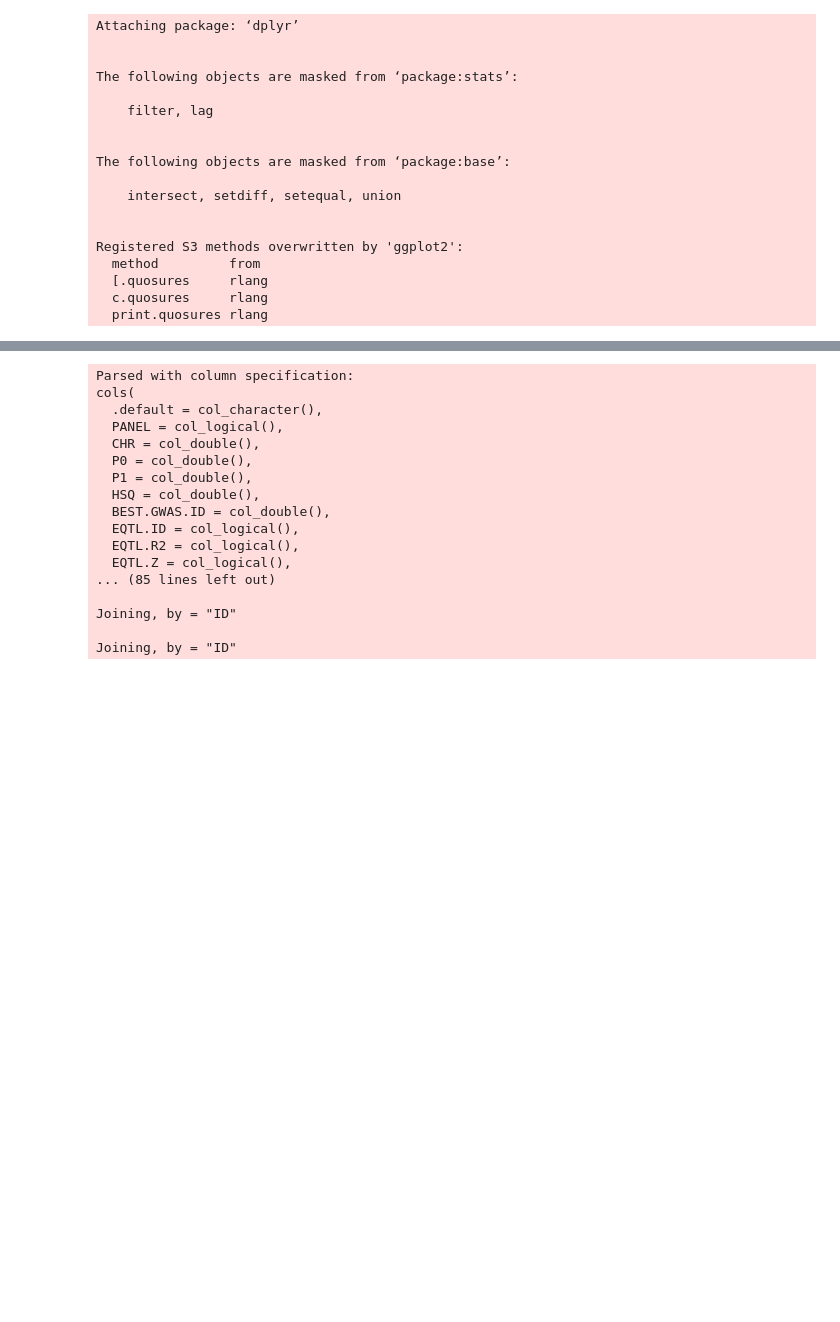
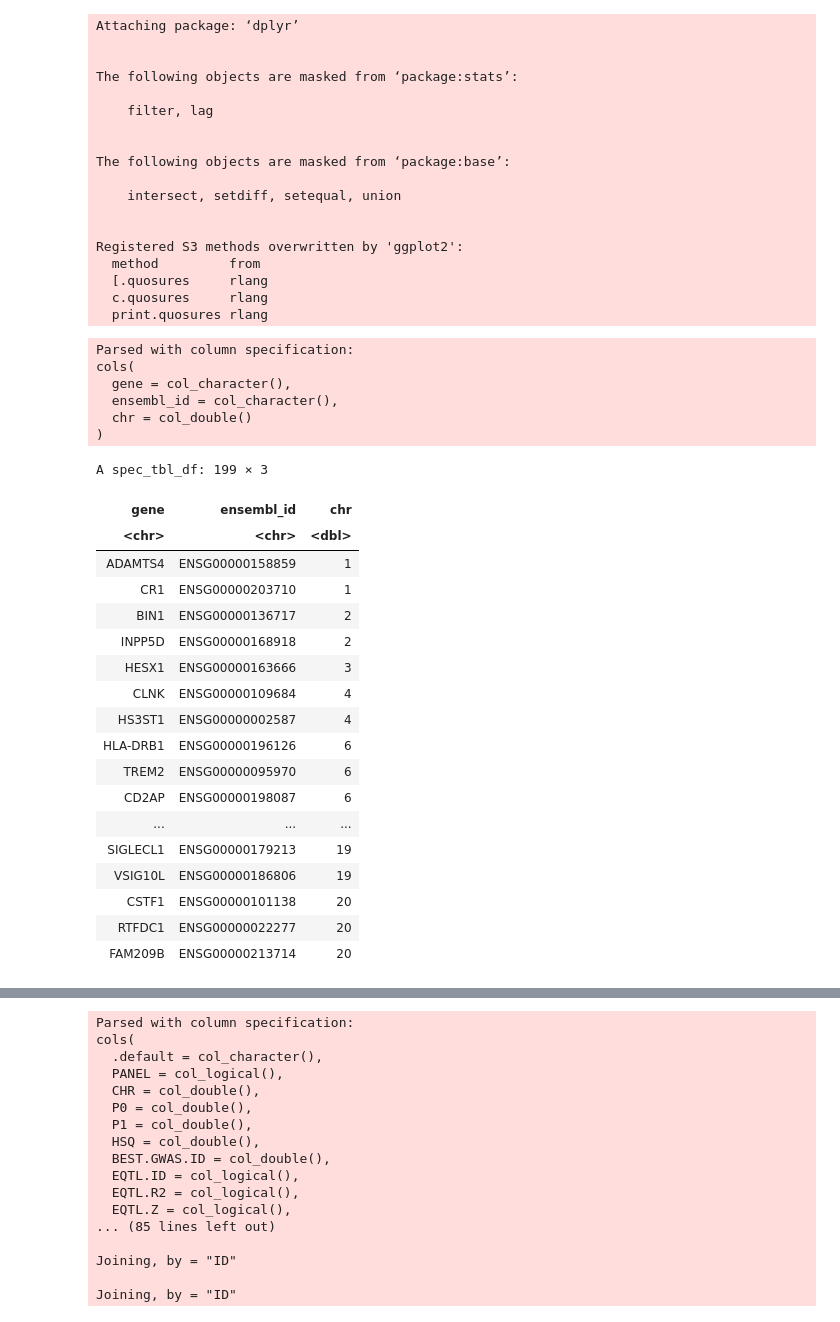
Before and after one commit to gaow/neuro-twas, a Jupyter notebook: archive/Whole_Genome_TWAS.ipynb, the cells around one changed output, grey strips where cells are left out. Cells and saved outputs as stored; diff of their text form; code cells hidden in the pictures; blank space fills up the shorter version.

```diff
--- a/archive/Whole_Genome_TWAS.ipynb
+++ b/archive/Whole_Genome_TWAS.ipynb
@@ -310,2 +312,33 @@ Registered S3 methods overwritten by 'ggplot2':
+# %%
+gene = read_delim(gene_name, delim = "\t" )
+# %% [output]
+Parsed with column specification:
+cols(
+  gene = col_character(),
+  ensembl_id = col_character(),
+  chr = col_double()
+)
+# %%
+gene
+# %% [output]
+A spec_tbl_df: 199 × 3
+| gene | ensembl_id | chr |
+| <chr> | <chr> | <dbl> |
+| ADAMTS4 | ENSG00000158859 | 1 |
+| CR1 | ENSG00000203710 | 1 |
+| BIN1 | ENSG00000136717 | 2 |
+| INPP5D | ENSG00000168918 | 2 |
+| HESX1 | ENSG00000163666 | 3 |
+| CLNK | ENSG00000109684 | 4 |
+| HS3ST1 | ENSG00000002587 | 4 |
+| HLA-DRB1 | ENSG00000196126 | 6 |
+| TREM2 | ENSG00000095970 | 6 |
+| CD2AP | ENSG00000198087 | 6 |
+| ... | ... | ... |
+| SIGLECL1 | ENSG00000179213 | 19 |
+| VSIG10L | ENSG00000186806 | 19 |
+| CSTF1 | ENSG00000101138 | 20 |
+| RTFDC1 | ENSG00000022277 | 20 |
+| FAM209B | ENSG00000213714 | 20 |
 # %%
 
```
Also changed, not shown: parts of 8 cells of this notebook, 10 other files.
